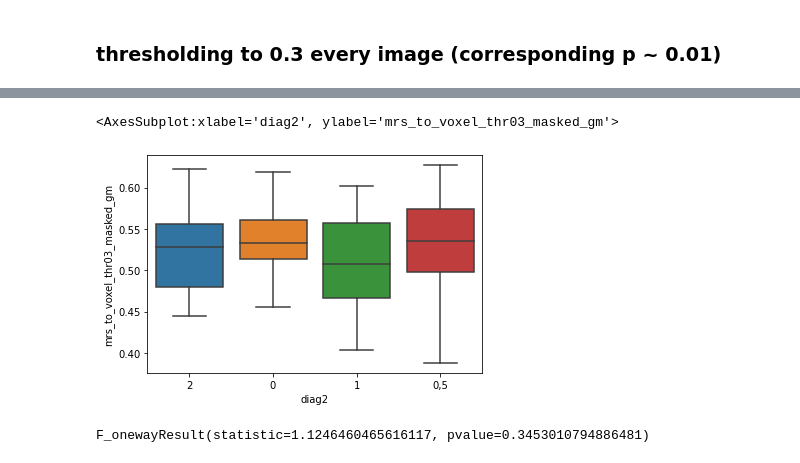
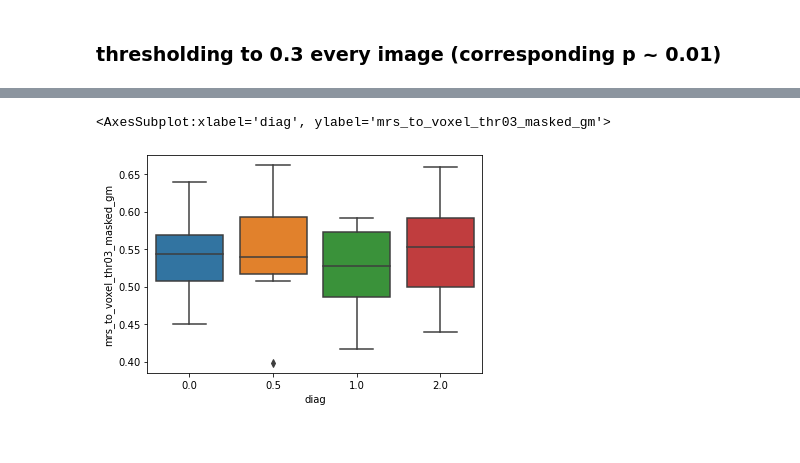
Before and after one commit to NeuroMET/fMRi, a Jupyter notebook: notebooks/MRSVoxel_to_whole_brain.ipynb, the cells around one changed output, grey strips where cells are left out. Drawn from its saved outputs; the diff is of its cells as text; code cells hidden in the pictures.

Commit message:
data_analysis

```diff
--- a/notebooks/MRSVoxel_to_whole_brain.ipynb
+++ b/notebooks/MRSVoxel_to_whole_brain.ipynb
@@ -43,5 +39,5 @@ array([[array(['DMN_alldiag_LRPCC_gmmasked'], dtype='<U26'),
 # %%
 # Grab all MRS-Voxel-to-whole-Brain connectivity maps niftis
-s1_beta_path = glob.glob('/media/veracrypt1/NeuroMet_fmri/MRS_Voxel/BETA_Subject0*_Condition001_Source006.nii')
+s1_beta_path = glob.glob('/media/veracrypt1/NeuroMet_fmri_2/MRS_Voxel_to_Voxel/BETA_Subject0*_Condition001_Source002.nii')
 len(s1_beta_path)
 # %% [output]
@@ -120,4 +83,2 @@ np.savez('./conns_thrs.npz', conns_thrs=conns_thrs)
-# %%
-conns_thrs = np.load('./conns_thrs.npz')['conns_thrs']
 # %%
 conns_thrs.shape
@@ -167,0 +130,2 @@ Wall time: 1min 14s
+# %%
+data = pd.read_csv('/home/orco/Dokumente/Charitè/GSH_fMRI/data/data_spheres.csv')
@@ -170,13 +145,11 @@ data['mrs_to_voxel_thr03_masked_gm'] = avg_conns
 # %%
-sns.boxplot(x='diag2', y='mrs_to_voxel_thr03_masked_gm', data=data)
+sns.boxplot(x='diag', y='mrs_to_voxel_thr03_masked_gm', data=data)
 # %% [output]
-<AxesSubplot:xlabel='diag2', ylabel='mrs_to_voxel_thr03_masked_gm'>
+<AxesSubplot:xlabel='diag', ylabel='mrs_to_voxel_thr03_masked_gm'>
-[figure, old version]
+[figure, new version]
 # %%
 stats.f_oneway(data[(data.diag2=='0')].mrs_to_voxel_thr03_masked_gm.values,
               data[(data.diag2=='0,5')].mrs_to_voxel_thr03_masked_gm.values,
               data[(data.diag2=='1')].mrs_to_voxel_thr03_masked_gm.values,
               data[(data.diag2=='2')].mrs_to_voxel_thr03_masked_gm.values)
-# %% [output]
-F_onewayResult(statistic=1.1246460465616117, pvalue=0.3453010794886481)
 # %%
```
Also changed, not shown: parts of 23 cells of this notebook, 5 other files.
